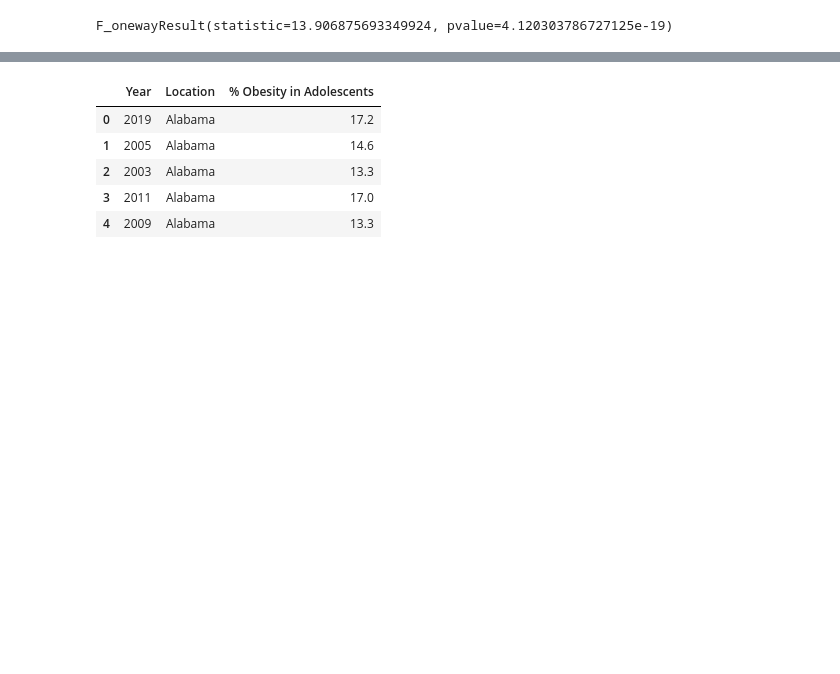
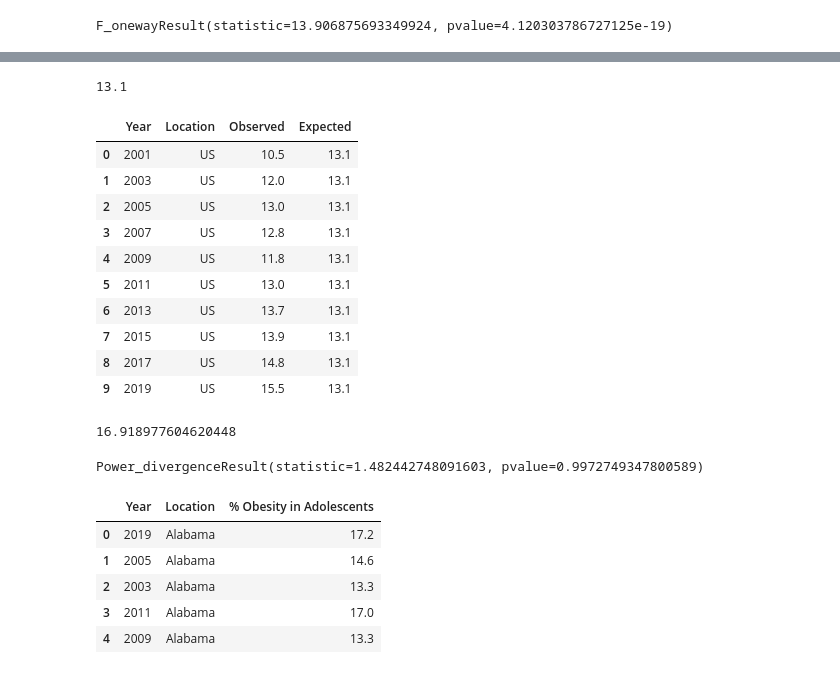
Before and after one commit to hthelander/Project-1, a Jupyter notebook: Read_data.ipynb, the cells around one changed output, grey strips where cells are left out. Drawn from its saved outputs; the diff is of its cells as text; code cells hidden in the pictures; blank space fills up the shorter version.

```diff
--- a/Read_data.ipynb
+++ b/Read_data.ipynb
@@ -166,3 +166,9 @@ y2019 = youth_obesity_anova[youth_obesity_anova["Year"]==2019]["% Obesity"]
 stats.f_oneway(y2001, y2003, y2005, y2007, y2009, y2011, y2013, y2015, y2017, y2019)
 # %% [output]
 F_onewayResult(statistic=13.906875693349924, pvalue=4.120303786727125e-19)
+# %%
+# pull CSV for all years for chi squared analysis
+
+chi_squared_df = pd.read_csv("Resources/youth_obesity_national.csv")
+
+chi_squared_df
@@ -169,3 +187,32 @@ F_onewayResult(statistic=13.906875693349924, pvalue=4.120303786727125e-19)
+# %%
+chi_squared_df.mean()["% Obesity in Adolescents"]
+# %% [output]
+13.1
+# %%
+chi_squared_df["Expected"] = chi_squared_df.mean()["% Obesity in Adolescents"]
+chi_squared_df = chi_squared_df.rename(columns = {"% Obesity in Adolescents": "Observed"})
+chi_squared_df
+# %% [output]
+|  | Year | Location | Observed | Expected |
+| 0 | 2001 | US | 10.5 | 13.1 |
+| 1 | 2003 | US | 12.0 | 13.1 |
+| 2 | 2005 | US | 13.0 | 13.1 |
+| 3 | 2007 | US | 12.8 | 13.1 |
+| 4 | 2009 | US | 11.8 | 13.1 |
+| 5 | 2011 | US | 13.0 | 13.1 |
+| 6 | 2013 | US | 13.7 | 13.1 |
+| 7 | 2015 | US | 13.9 | 13.1 |
+| 8 | 2017 | US | 14.8 | 13.1 |
+| 9 | 2019 | US | 15.5 | 13.1 |
+# %%
+critical_value = stats.chi2.ppf(q = 0.95, df = 9)
+critical_value
+# %% [output]
+16.918977604620448
+# %%
+stats.chisquare(chi_squared_df["Observed"], chi_squared_df["Expected"])
+# %% [output]
+Power_divergenceResult(statistic=1.482442748091603, pvalue=0.9972749347800589)
 # %%
 obesity_state_scatter = pd.read_csv("Resources/youth_obesity_state_scatter.csv")
 obesity_state_scatter.head()
```
Also changed, not shown: parts of 1 cell of this notebook, 1 other file.
